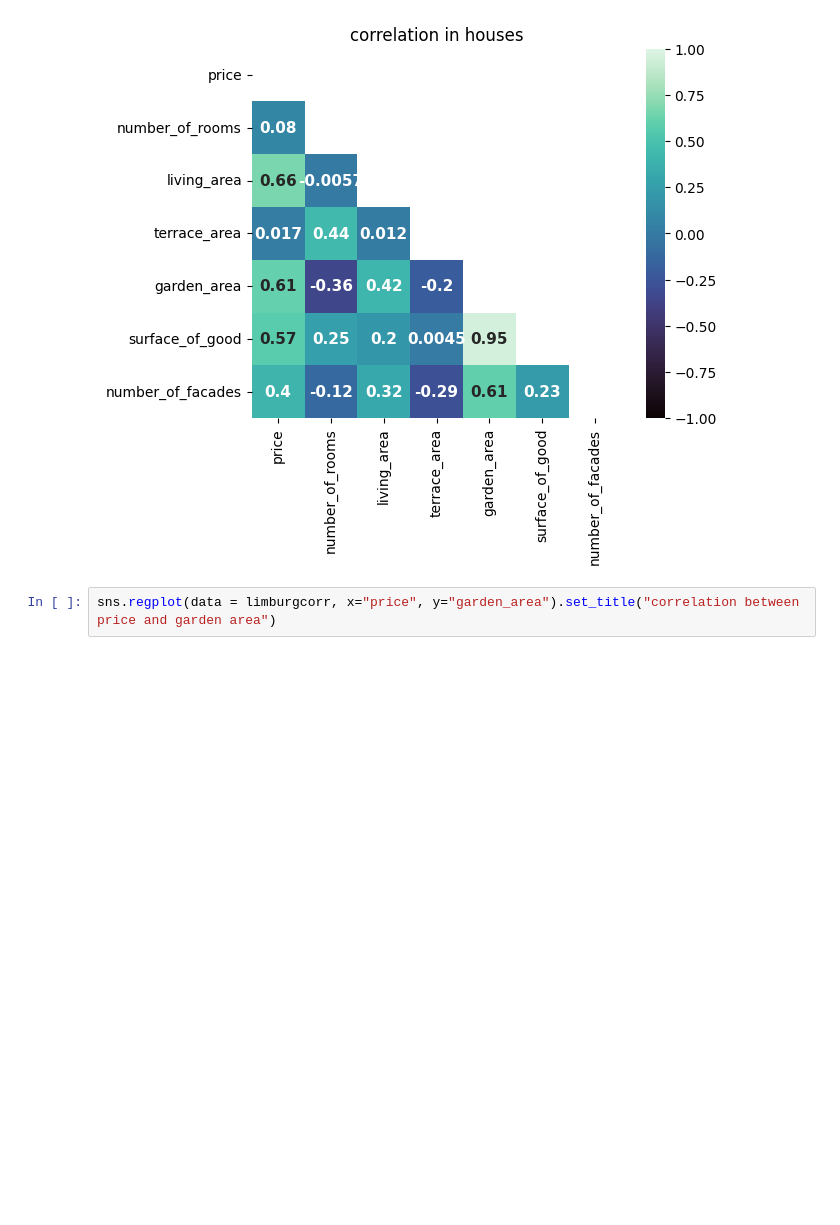
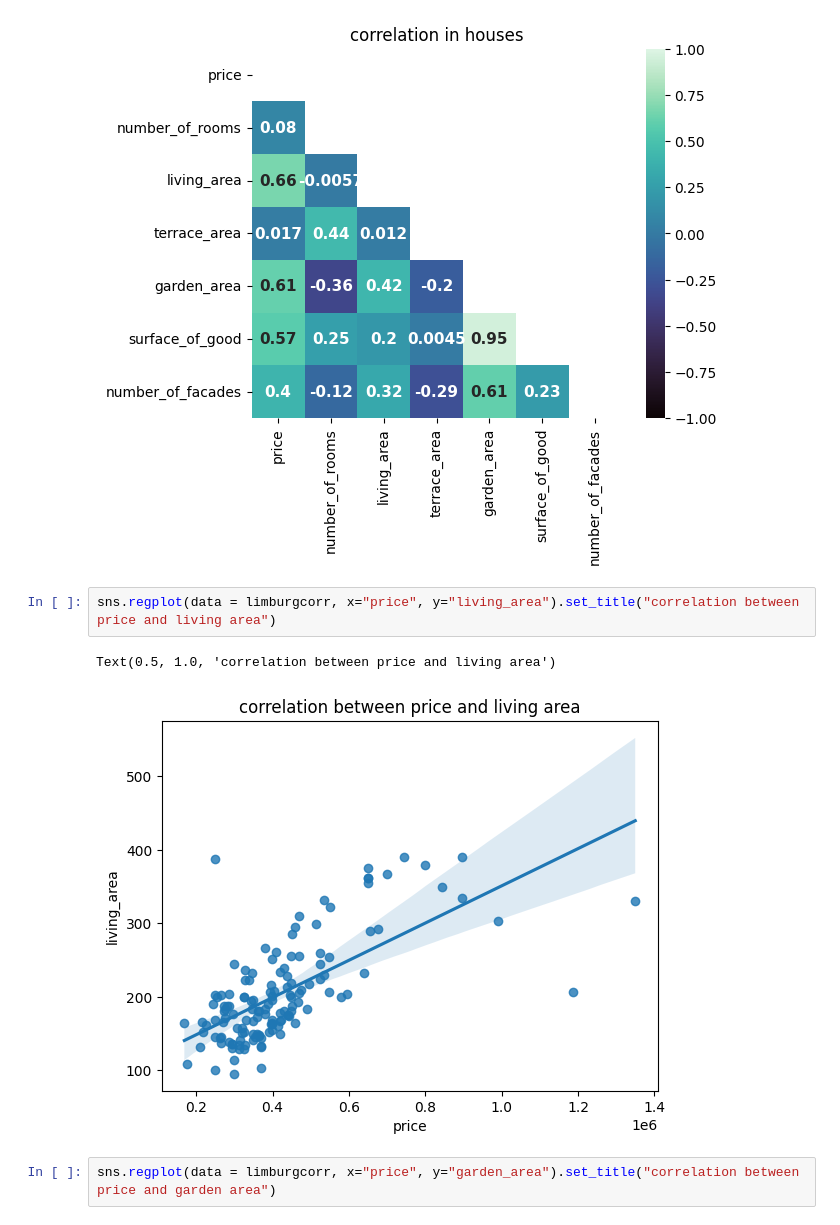
Before and after one commit to NathNacht/immo-eliza-scraping-immozila-Cleaning-EDA, a Jupyter notebook: analyses/immozila_analyse.ipynb, the cells around one changed output. Cells and saved outputs as stored; diff of their text form; blank space fills up the shorter version.

Commit message:
changed 1 graph in corr

```diff
--- a/analyses/immozila_analyse.ipynb
+++ b/analyses/immozila_analyse.ipynb
@@ -184,6 +184,11 @@ sns.heatmap(limburgcorr.corr(), annot=True, vmin=-1, vmax=1, annot_kws={"fontsiz
 # %% [output]
 Text(0.5, 1.0, 'correlation in houses')
 [figure]
+# %%
+sns.regplot(data = limburgcorr, x="price", y="living_area").set_title("correlation between price and living area")
+# %% [output]
+Text(0.5, 1.0, 'correlation between price and living area')
+[figure, added]
 # %%
 sns.regplot(data = limburgcorr, x="price", y="garden_area").set_title("correlation between price and garden area")
 # %% [output]
```
